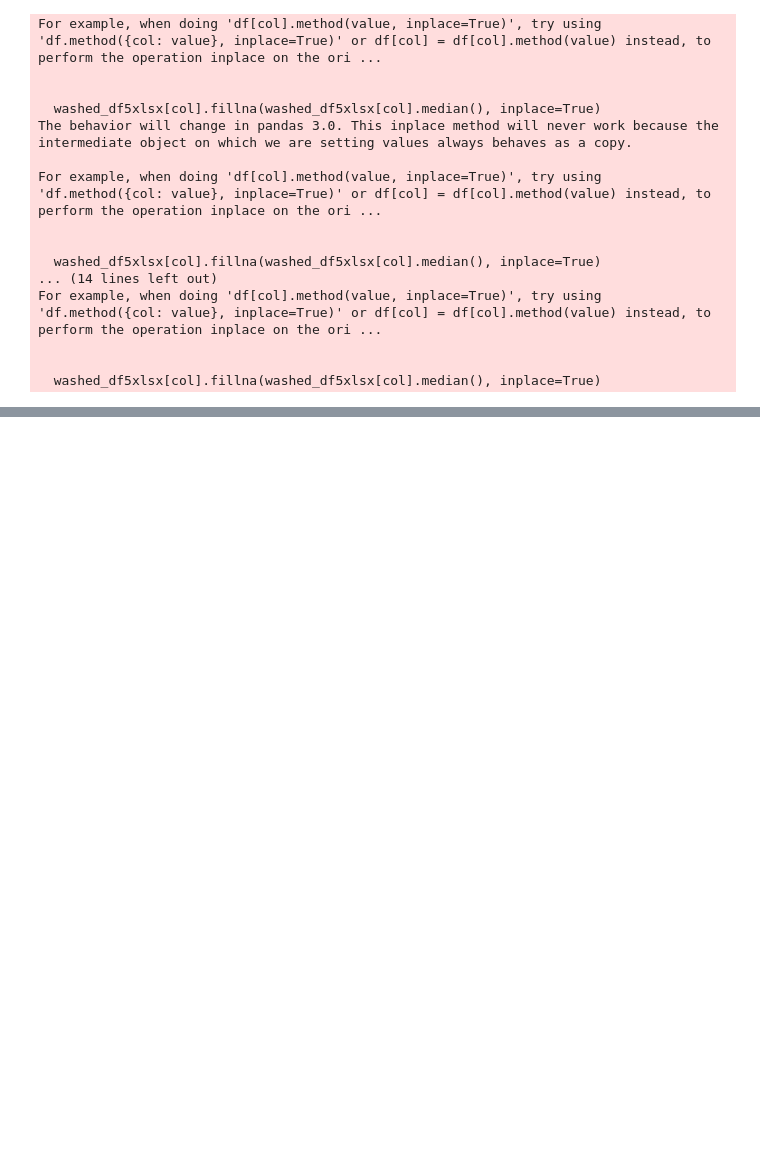
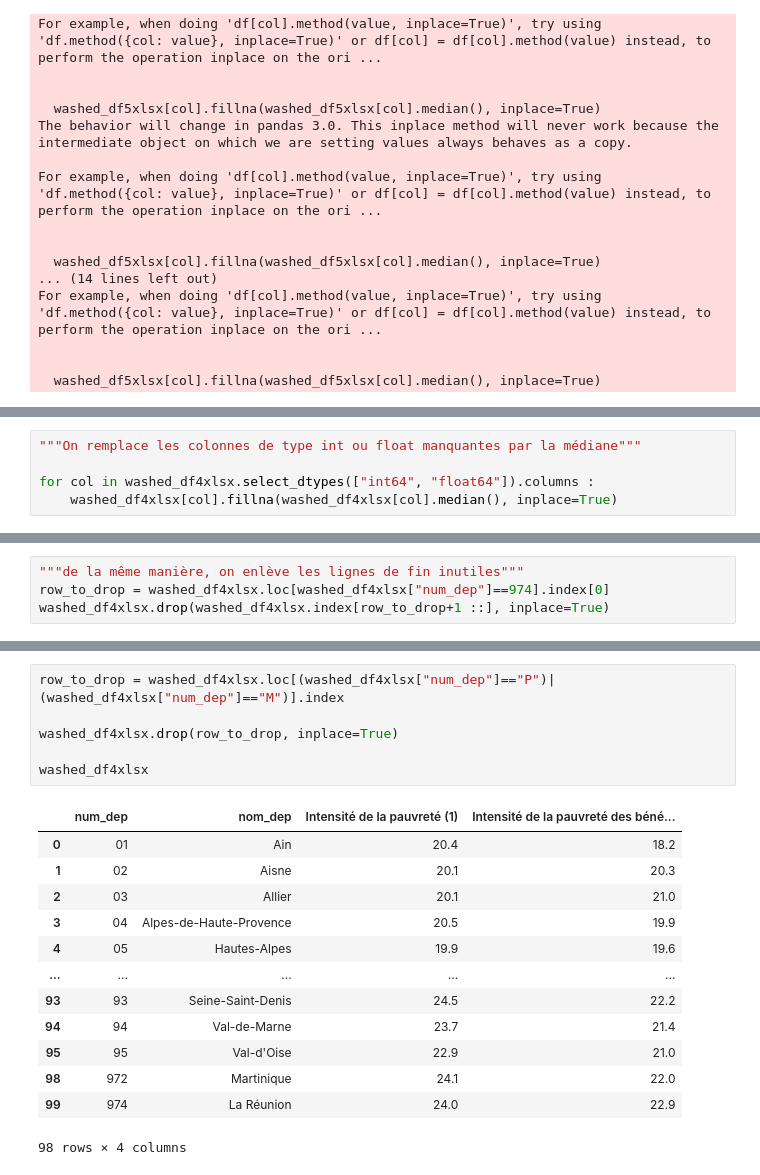
Before and after one commit to gabrielfrancois/DS_Covid, a Jupyter notebook: data_preprocessing_gab.ipynb, the cells around one changed output, grey strips where cells are left out. Saved outputs shown, nothing was run; the diff lists cells and outputs as text; blank space fills up the shorter version.

```diff
--- a/data_preprocessing_gab.ipynb
+++ b/data_preprocessing_gab.ipynb
@@ -231,0 +248,5 @@ washed_df5xlsx.drop(row_to_drop, inplace=True)
+# %%
+"""On remplace les colonnes de type int ou float manquantes par la médiane"""
+
+for col in washed_df4xlsx.select_dtypes(["int64", "float64"]).columns :
+    washed_df4xlsx[col].fillna(washed_df4xlsx[col].median(), inplace=True)
@@ -231,0 +274,4 @@ washed_df5xlsx.drop(row_to_drop, inplace=True)
+# %%
+"""de la même manière, on enlève les lignes de fin inutiles"""
+row_to_drop = washed_df4xlsx.loc[washed_df4xlsx["num_dep"]==974].index[0]
+washed_df4xlsx.drop(washed_df4xlsx.index[row_to_drop+1 ::], inplace=True)
@@ -231,0 +285,20 @@ washed_df5xlsx.drop(row_to_drop, inplace=True)
+# %%
+row_to_drop = washed_df4xlsx.loc[(washed_df4xlsx["num_dep"]=="P")|(washed_df4xlsx["num_dep"]=="M")].index
+
+washed_df4xlsx.drop(row_to_drop, inplace=True)
+
+washed_df4xlsx
+# %% [output]
+|  | num_dep | nom_dep | Intensité de la pauvreté (1) | Intensité de la pauvreté des béné... |
+| 0 | 01 | Ain | 20.4 | 18.2 |
+| 1 | 02 | Aisne | 20.1 | 20.3 |
+| 2 | 03 | Allier | 20.1 | 21.0 |
+| 3 | 04 | Alpes-de-Haute-Provence | 20.5 | 19.9 |
+| 4 | 05 | Hautes-Alpes | 19.9 | 19.6 |
+| ... | ... | ... | ... | ... |
+| 93 | 93 | Seine-Saint-Denis | 24.5 | 22.2 |
+| 94 | 94 | Val-de-Marne | 23.7 | 21.4 |
+| 95 | 95 | Val-d'Oise | 22.9 | 21.0 |
+| 98 | 972 | Martinique | 24.1 | 22.0 |
+| 99 | 974 | La Réunion | 24.0 | 22.9 |
+98 rows × 4 columns
```
Also changed, not shown: parts of 20 cells of this notebook.
